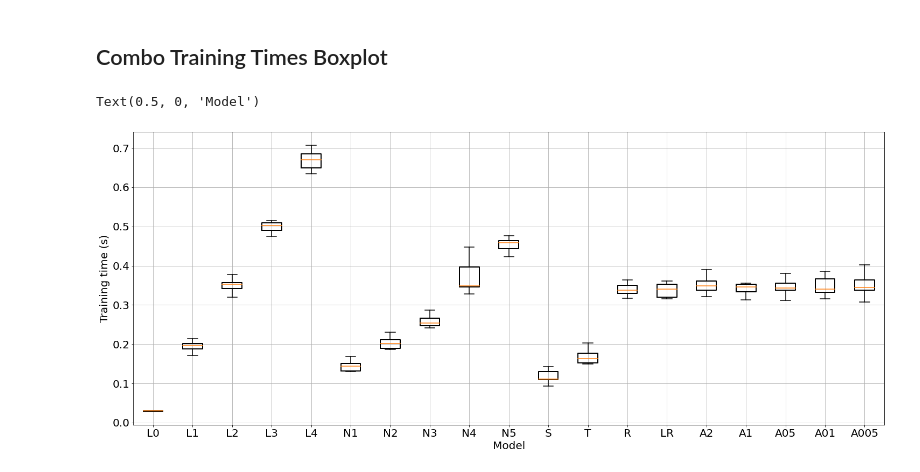
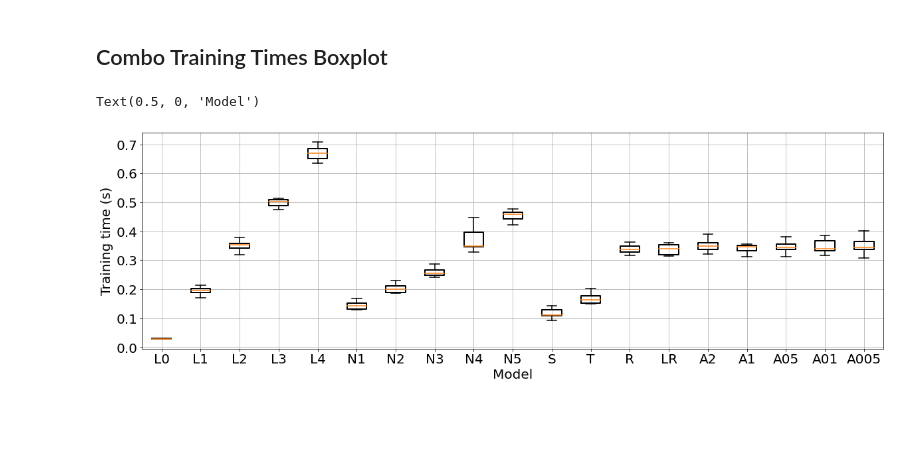
Before and after one commit to kymckay/f21bc-coursework, a Jupyter notebook: investigation.ipynb, the cells around one changed output. Drawn from its saved outputs; the diff is of its cells as text; code cells hidden in the pictures; blank space fills up the shorter version.

Commit message:
Rescale boxplot

```diff
--- a/investigation.ipynb
+++ b/investigation.ipynb
@@ -303,14 +303,14 @@ alpha_label = ['A2', 'A1', 'A05', 'A01', 'A005']
 for i in range(alpha_times.shape[0]):
     df[alpha_label[i]] = alpha_times[i]
 # %%
-boxplot = df.boxplot(figsize=(25, 10), boxprops=dict(linestyle='-', linewidth=2), showfliers=False, grid=True, rot=0,
+boxplot = df.boxplot(figsize=(20, 6), boxprops=dict(linestyle='-', linewidth=2), showfliers=False, grid=True, rot=0,
              flierprops=dict(linestyle='-', linewidth=1.5),
              medianprops=dict(linestyle='-', linewidth=1.5),
              whiskerprops=dict(linestyle='-', linewidth=1.5),
              capprops=dict(linestyle='-', linewidth=1.5))
 boxplot.set_ylabel("Training time (s)")
 boxplot.set_xlabel("Model")
 # boxplot.set_title("Average training time")
 # %% [output]
 Text(0.5, 0, 'Model')
-[figure, old version]
+[figure, new version]
```
